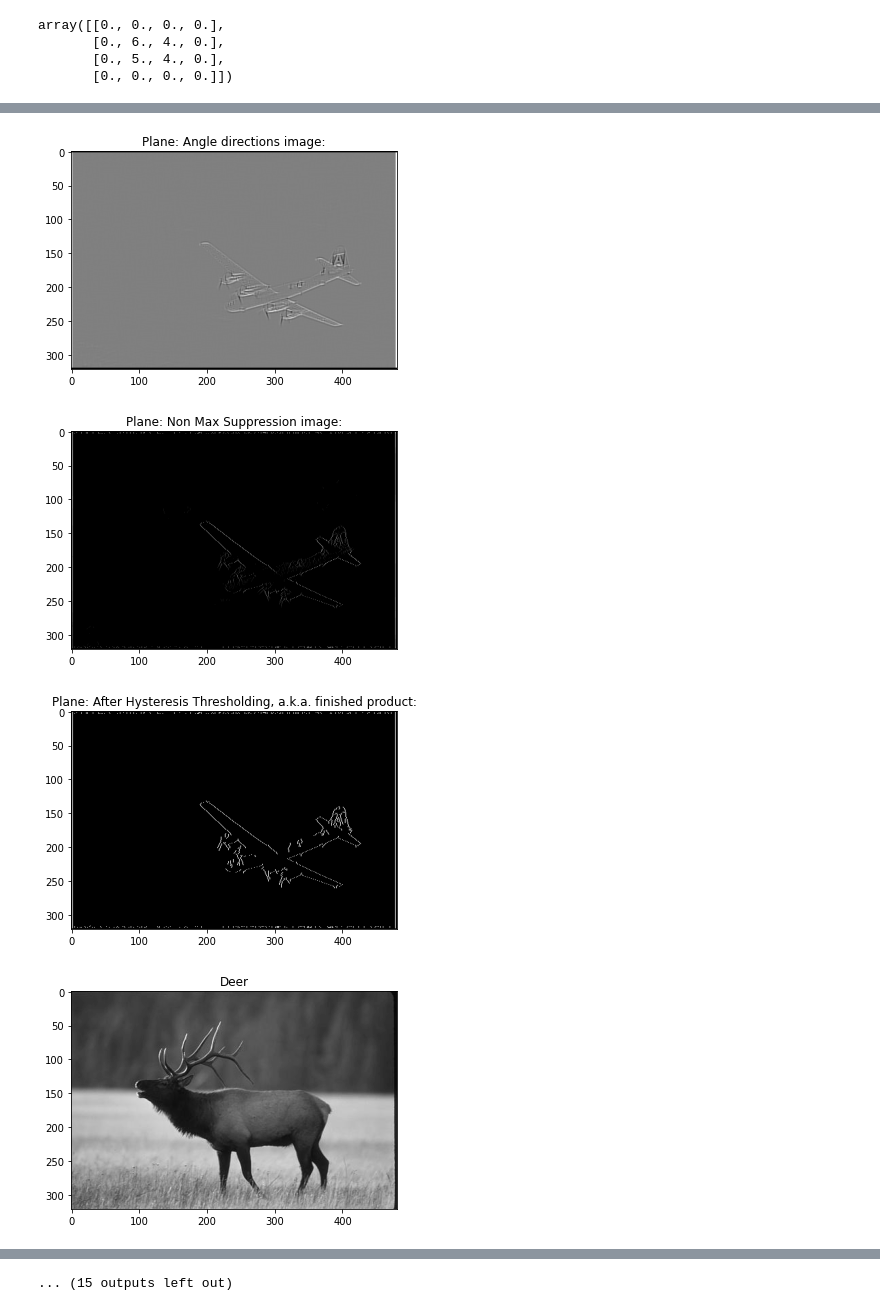
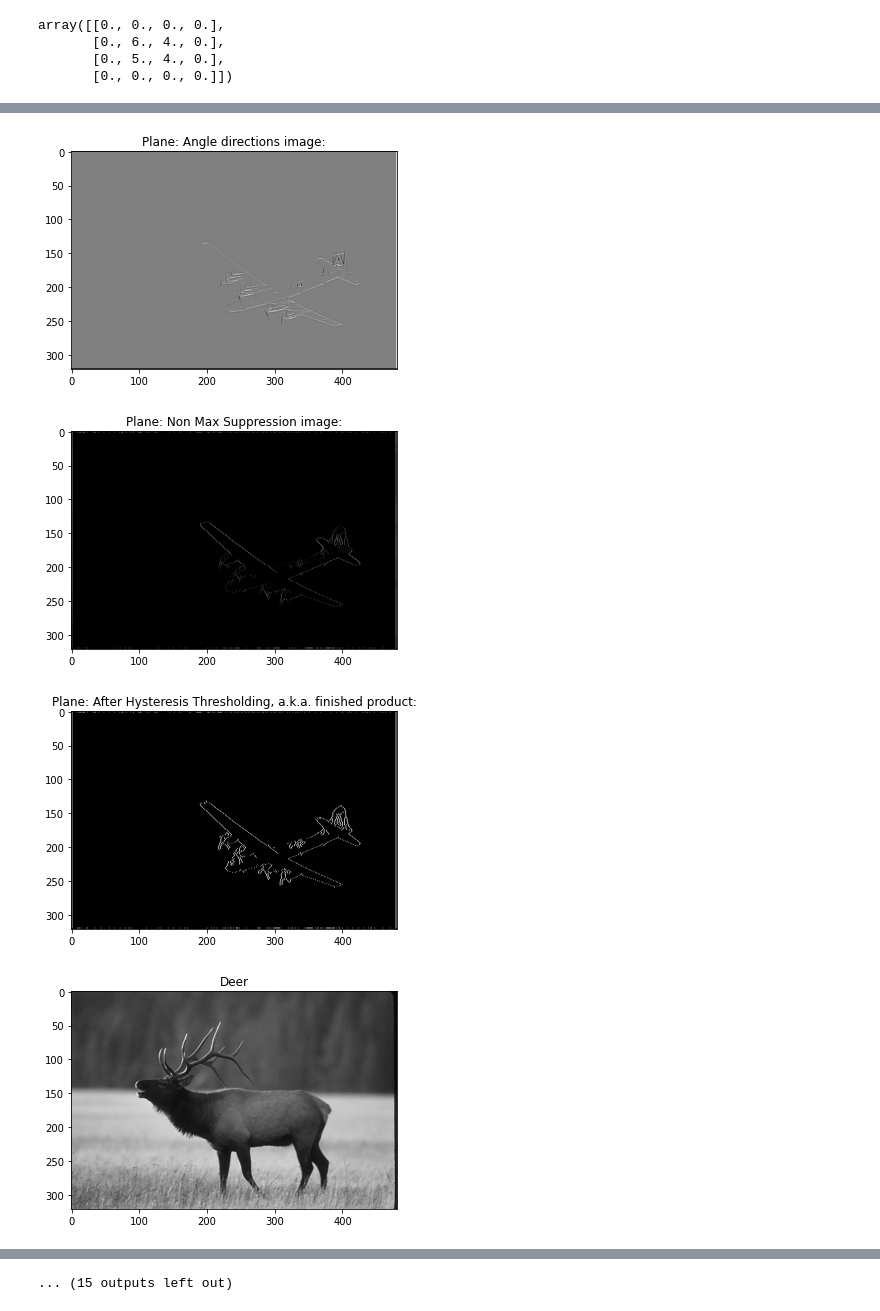
Before and after one commit to trevinofernando/CannyEdgeDetection, a Jupyter notebook: CannyEdgeDetection.ipynb, the cells around one changed output, grey strips where cells are left out. Saved outputs shown, nothing was run; the diff lists cells and outputs as text; code cells hidden in the pictures.

```diff
--- a/CannyEdgeDetection.ipynb
+++ b/CannyEdgeDetection.ipynb
@@ -322,8 +322,8 @@ planeImg = np.array(Image.open(requests.get('https://www2.eecs.berkeley.edu/Rese
 deerImg = np.array(Image.open(requests.get('https://www2.eecs.berkeley.edu/Research/Projects/CS/vision/bsds/BSDS300/html/images/plain/normal/gray/41004.jpg', stream=True).raw))
 boatImg = np.array(Image.open(requests.get('https://www2.eecs.berkeley.edu/Research/Projects/CS/vision/bsds/BSDS300/html/images/plain/normal/gray/22090.jpg', stream=True).raw))
 
-DoCannyEdgeDetection('Plane', planeImg, kernelSize = 5, sigma = 2, treshHigh = 0.20, treshLow = 0.05)
-DoCannyEdgeDetection('Deer', deerImg, kernelSize = 5, sigma = 2, treshHigh = 0.20, treshLow = 0.05)
+DoCannyEdgeDetection('Plane', planeImg, kernelSize = 3, sigma = 1.5, treshHigh = 0.10, treshLow = 0.05)
+DoCannyEdgeDetection('Deer', deerImg, kernelSize = 3, sigma = 1, treshHigh = 0.10, treshLow = 0.05)
 DoCannyEdgeDetection('Boat', boatImg, kernelSize = 3, sigma = 1.5, treshHigh = 0.10, treshLow = 0.05)
 # %% [output]
 [figure]
@@ -335,5 +335,5 @@ DoCannyEdgeDetection('Boat', boatImg, kernelSize = 3, sigma = 1.5, treshHigh = 0
 [figure]
-[figure, old version]
+[figure, new version]
-[figure, old version]
+[figure, new version]
 [figure]
 [figure]
```
Also changed, not shown: parts of 1 cell of this notebook.
